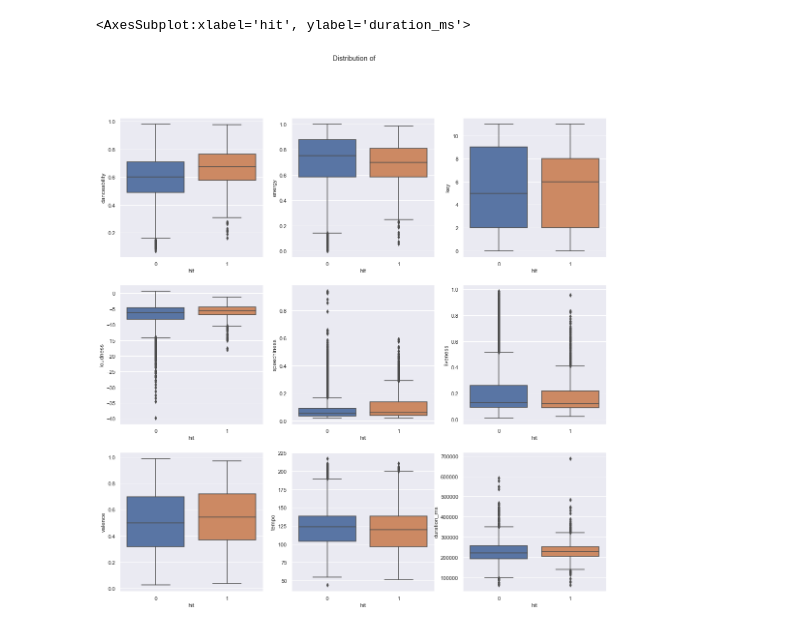
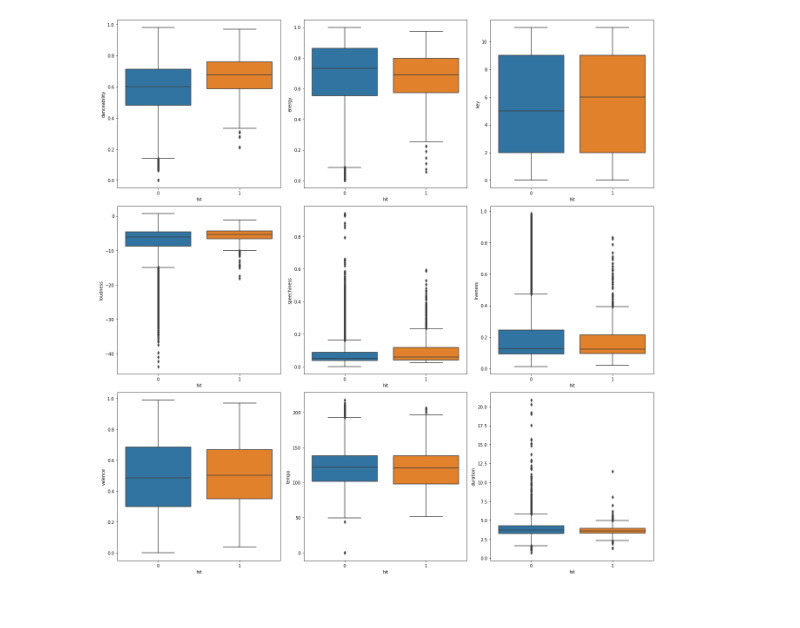
Before and after one commit to bcho91/Predicting-Hit-Songs, a Jupyter notebook: code/2_Data_Cleaning_EDA.ipynb, the cells around one changed output. Cells and saved outputs as stored; diff of their text form; code cells hidden in the pictures.

```diff
--- a/code/2_Data_Cleaning_EDA.ipynb
+++ b/code/2_Data_Cleaning_EDA.ipynb
@@ -30,0 +45,2 @@ Drop duplicate tracks from the merged playlists and fill NaN values in the hit c
+# %%
+songs.drop_duplicates(inplace=True)
@@ -31,4 +51,5 @@ Drop duplicate tracks from the merged playlists and fill NaN values in the hit c
 # %%
-songs.drop_duplicates(subset=['track_name','artist'], inplace=True)
+# Drop duplicate tracks from the merged playlists and fill NaN values in the hit column in order to binarize the column
+# songs.drop_duplicates(subset=['track_name','artist'], inplace=True)
 songs['hit'] = songs['hit'].fillna(int(0))
 songs['hit'] = songs['hit'].astype(int)
@@ -37 +56,5 @@ Create new features that examine the day and month a track was released
+# %%
+# Create new duration column that shows track length in minutes
+songs['duration'] = (songs['duration_ms']/60000).round(2)
+songs.drop(columns='duration_ms', inplace=True)
 # %%
@@ -43,0 +66,4 @@ songs['release_year'] = songs['release_date'].apply(lambda x: x.year)
+# %%
+# Drop songs released in 2021
+songs = songs.loc[songs['release_year'] != 2021]
+songs.shape
@@ -105,19 +328,18 @@ plt.title('Dancebility', fontsize=20);
 # %%
 fig, axes = plt.subplots(3, 3, figsize=(18, 18))
-
-fig.suptitle('Distribution of ')
 
 sns.boxplot(ax=axes[0, 0], data=songs, x='hit', y='danceability')
 sns.boxplot(ax=axes[0, 1], data=songs, x='hit', y='energy')
 sns.boxplot(ax=axes[0, 2], data=songs, x='hit', y='key')
 sns.boxplot(ax=axes[1, 0], data=songs, x='hit', y='loudness')
-#sns.boxplot(ax=axes[1, 1], data=songs, x='hit', y='mode')
+# sns.boxplot(ax=axes[1, 0], data=songs, x='hit', y='mode')
 sns.boxplot(ax=axes[1, 1], data=songs, x='hit', y='speechiness')
 sns.boxplot(ax=axes[1, 2], data=songs, x='hit', y='liveness')
 sns.boxplot(ax=axes[2, 0], data=songs, x='hit', y='valence')
 sns.boxplot(ax=axes[2, 1], data=songs, x='hit', y='tempo')
-sns.boxplot(ax=axes[2, 2], data=songs, x='hit', y='duration_ms')
-#sns.boxplot(ax=axes[3, 0], data=songs, x='hit', y='time_signature')
+sns.boxplot(ax=axes[2, 2], data=songs, x='hit', y='duration')
+plt.tight_layout();
+# sns.boxplot(ax=axes[2, 2], data=songs, x='hit', y='time_signature')
+plt.savefig('./images/boxplots.png');
 # %% [output]
-<AxesSubplot:xlabel='hit', ylabel='duration_ms'>
-[figure, old version]
+[figure, new version]
```
Also changed, not shown: parts of 50 cells of this notebook, 3 other files.
